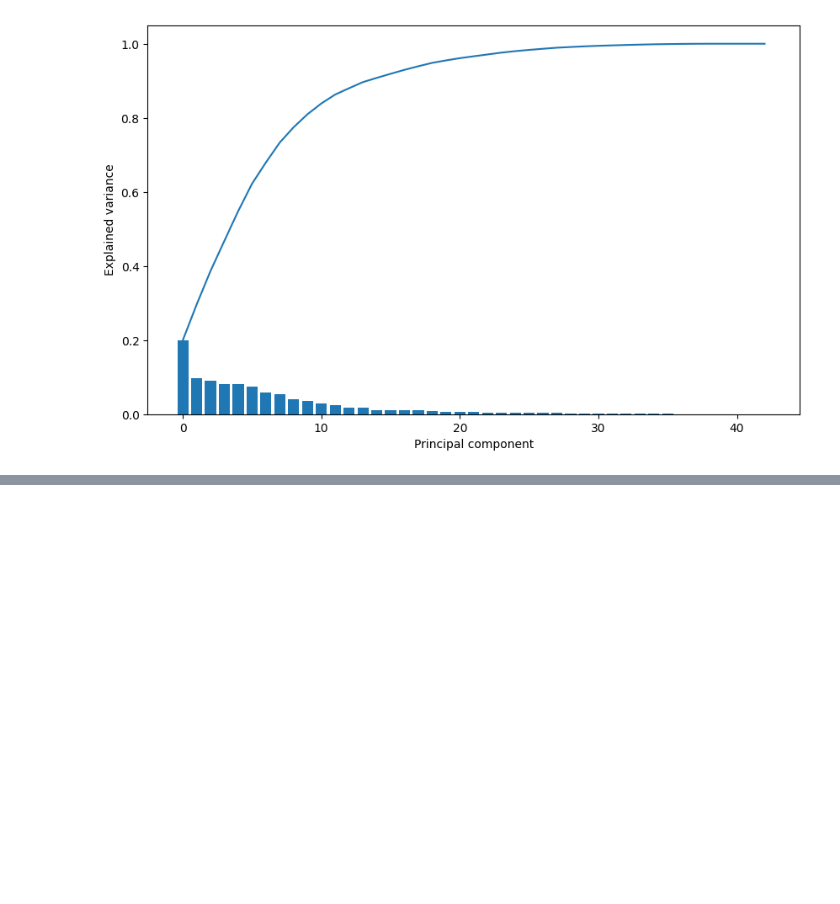
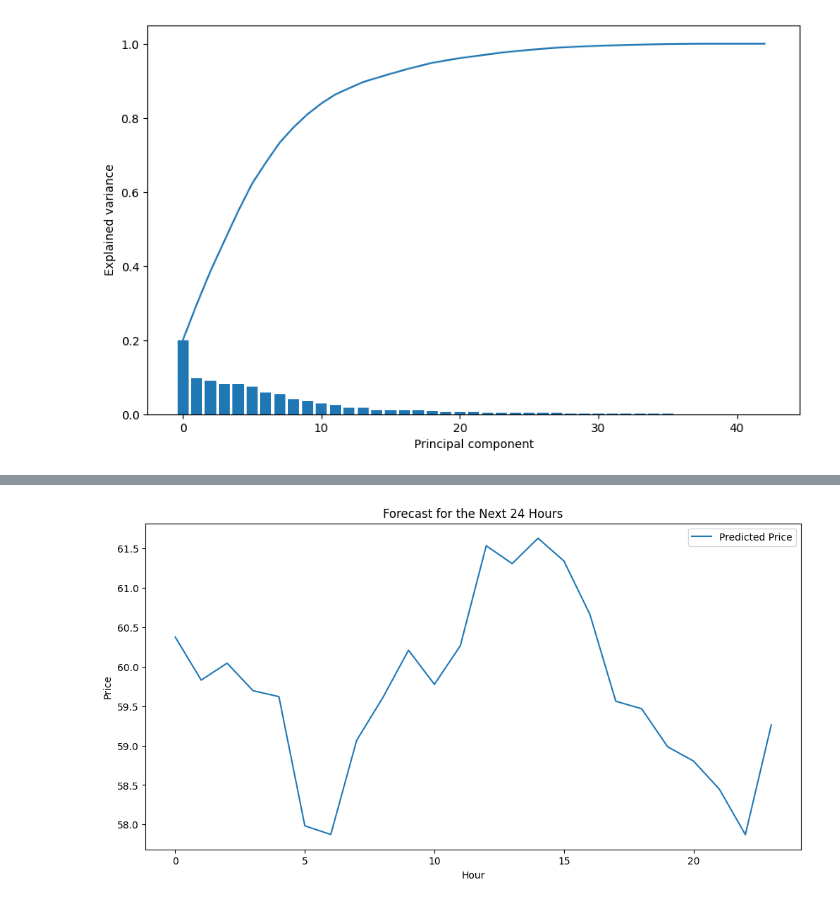
Before and after one commit to chaitanya-949/forecasting-electricity-prices, a Jupyter notebook: assignment.ipynb, the cells around one changed output, grey strips where cells are left out. Cells and saved outputs as stored; diff of their text form; code cells hidden in the pictures; blank space fills up the shorter version.

```diff
--- a/assignment.ipynb
+++ b/assignment.ipynb
@@ -665,0 +679,15 @@ print(forecast_data)
+# %%
+# prompt: plot this predicted forecast
+
+import matplotlib.pyplot as plt
+
+# Plotting the forecast data
+plt.figure(figsize=(12, 6))
+plt.plot(forecast_data, label='Predicted Price')
+plt.xlabel('Hour')
+plt.ylabel('Price')
+plt.title('Forecast for the Next 24 Hours')
+plt.legend()
+plt.show()
+# %% [output]
+[figure, added]
```
Also changed, not shown: parts of 4 cells of this notebook.
